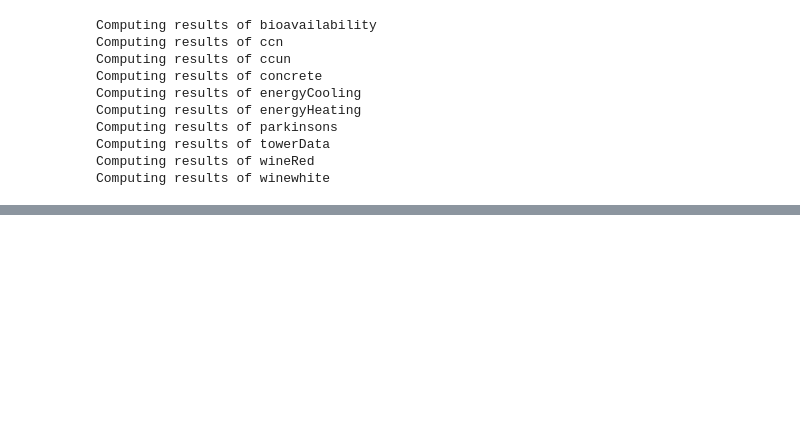
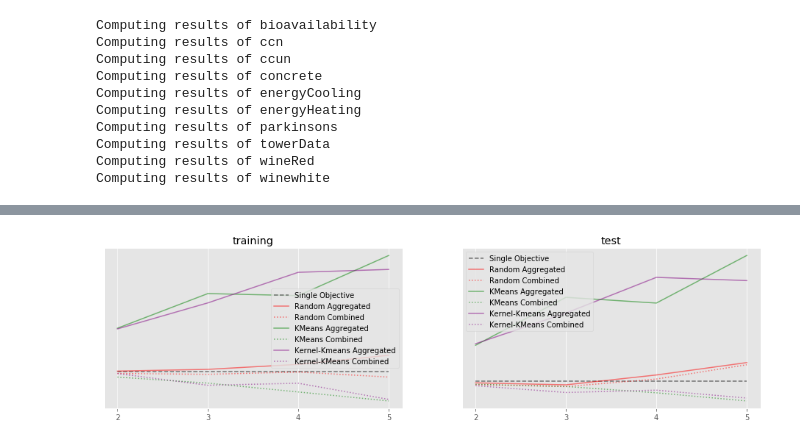
Before and after one commit to casadei/gsgp-gd, a Jupyter notebook: reports/meeting-4.ipynb, the cells around one changed output, grey strips where cells are left out. Saved outputs shown, nothing was run; the diff lists cells and outputs as text; code cells hidden in the pictures; blank space fills up the shorter version.

```diff
--- a/reports/meeting-4.ipynb
+++ b/reports/meeting-4.ipynb
@@ -46,0 +51,4 @@ fill_dataset_graph(results, 'ccun')
+# %%
+fill_dataset_graph(results, 'concrete')
+# %% [output]
+[figure, added]
```
Also changed, not shown: parts of 22 cells of this notebook, 7 other files.
